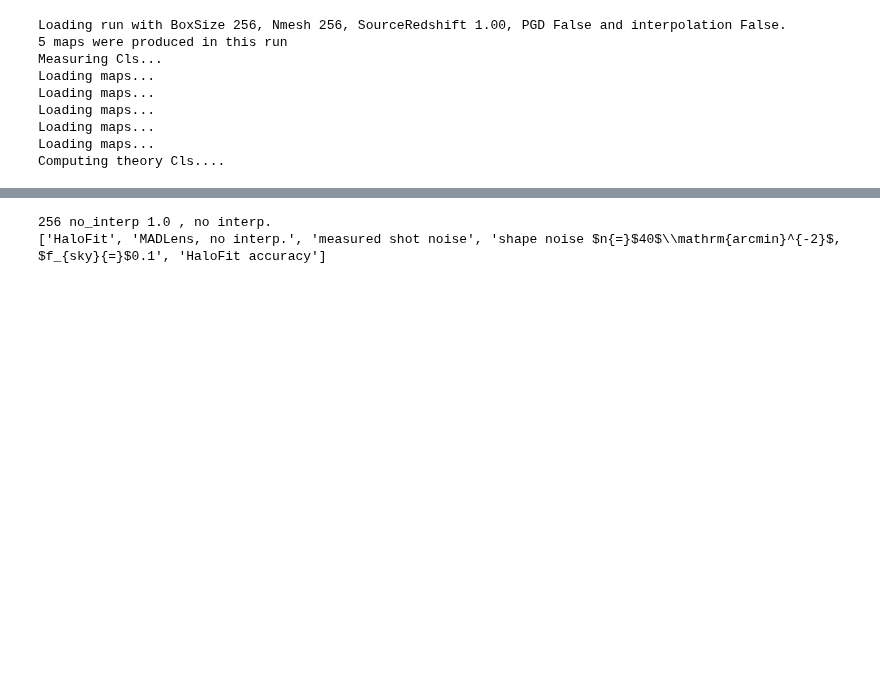
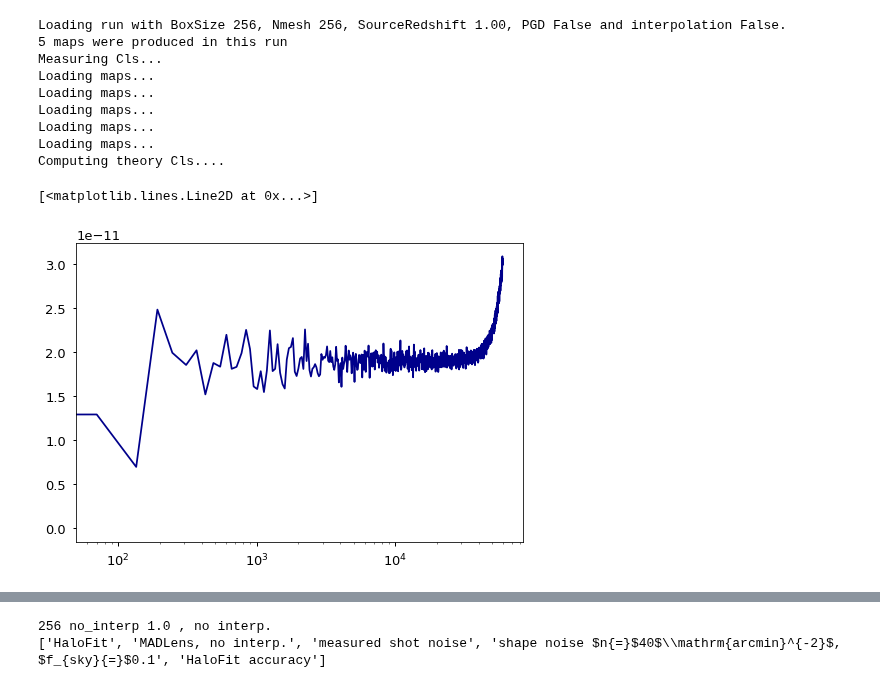
Before and after one commit to VMBoehm/MADLens, a Jupyter notebook: notebooks/PlotResults-publications.ipynb, the cells around one changed output, grey strips where cells are left out. Drawn from its saved outputs; the diff is of its cells as text; code cells hidden in the pictures; blank space fills up the shorter version.

```diff
--- a/notebooks/PlotResults-publications.ipynb
+++ b/notebooks/PlotResults-publications.ipynb
@@ -278,6 +278,9 @@ loading Pks....
 run = Run(githash='a024dde', label='whitenoise', rnum=0, local_path='../')
 run.fill_cl_dicts(downsample=False)
 white_noise = run.measured_cls['1.0']['clkk']
+
+white_map = run.get_map(1.,0)
+corr_map = runs['256']['no_interp']['1.0'].get_map(1.,0)
 # %% [output]
 Loading run with BoxSize 256, Nmesh 256, SourceRedshift 1.00, PGD False and interpolation False.
 5 maps were produced in this run
@@ -288,3 +291,12 @@ Loading maps...
 Loading maps...
 Loading maps...
 Computing theory Cls....
+# %%
+cross_power = FFTPower(first=white_map,second=corr_map, mode='1d').power
+power1 = FFTPower(first=white_map,second=white_map, mode='1d').power
+power2 = FFTPower(first=corr_map,second=corr_map, mode='1d').power
+# %%
+plt.semilogx(cross_power['k'],power1['power']/10.,color='darkblue')
+# %% [output]
+[<matplotlib.lines.Line2D at 0x...>]
+[figure, added]
```
Also changed, not shown: parts of 6 cells of this notebook, 1 other file.
